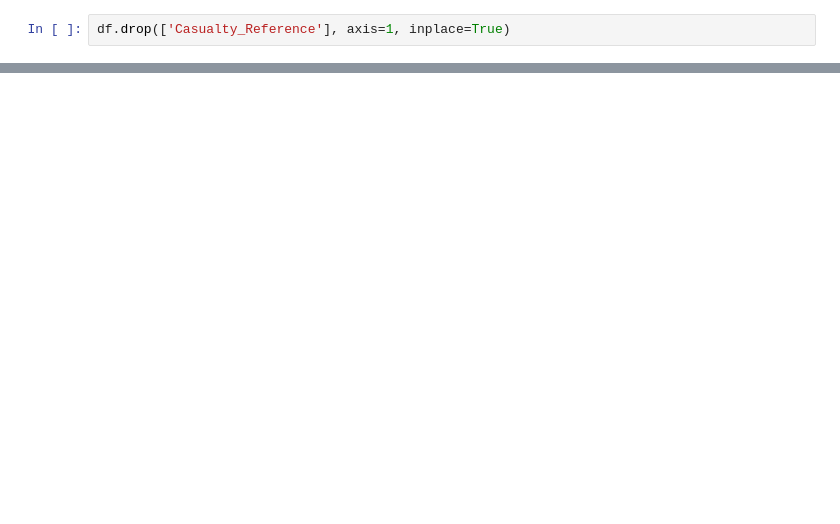
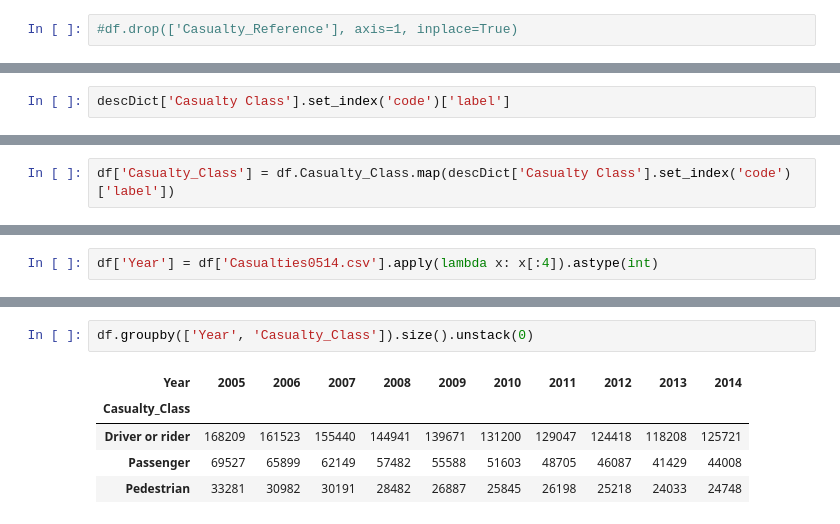
Before and after one commit to mmarto/pandas-snippets, a Jupyter notebook: casualtiesDf.ipynb, the cells around one changed output, grey strips where cells are left out. Cells and saved outputs as stored; diff of their text form; blank space fills up the shorter version.

```diff
--- a/casualtiesDf.ipynb
+++ b/casualtiesDf.ipynb
@@ -59,4 +62,4 @@ df = df[['Accident_Index', 'Vehicle_Reference', 'Casualty_Reference',
        'Casualty_Severity', 'Casualty_Type',
        'Casualty_Home_Area_Type']]
 # %%
-df.drop(['Casualty_Reference'], axis=1, inplace=True)
+#df.drop(['Casualty_Reference'], axis=1, inplace=True)
@@ -62,0 +87,2 @@ df.drop(['Casualty_Reference'], axis=1, inplace=True)
+# %%
+descDict['Casualty Class'].set_index('code')['label']
@@ -62,0 +108,2 @@ df.drop(['Casualty_Reference'], axis=1, inplace=True)
+# %%
+df['Casualty_Class'] = df.Casualty_Class.map(descDict['Casualty Class'].set_index('code')['label'])
@@ -137,0 +166,2 @@ CasualtyClass
+# %%
+df['Year'] = df['Casualties0514.csv'].apply(lambda x: x[:4]).astype(int)
@@ -137,0 +187,8 @@ CasualtyClass
+# %%
+df.groupby(['Year', 'Casualty_Class']).size().unstack(0)
+# %% [output]
+| Year | 2005 | 2006 | 2007 | 2008 | 2009 | 2010 | 2011 | 2012 | 2013 | 2014 |
+| Casualty_Class |  |  |  |  |  |  |  |  |  |  |
+| Driver or rider | 168209 | 161523 | 155440 | 144941 | 139671 | 131200 | 129047 | 124418 | 118208 | 125721 |
+| Passenger | 69527 | 65899 | 62149 | 57482 | 55588 | 51603 | 48705 | 46087 | 41429 | 44008 |
+| Pedestrian | 33281 | 30982 | 30191 | 28482 | 26887 | 25845 | 26198 | 25218 | 24033 | 24748 |
```
Also changed, not shown: parts of 45 cells of this notebook.
